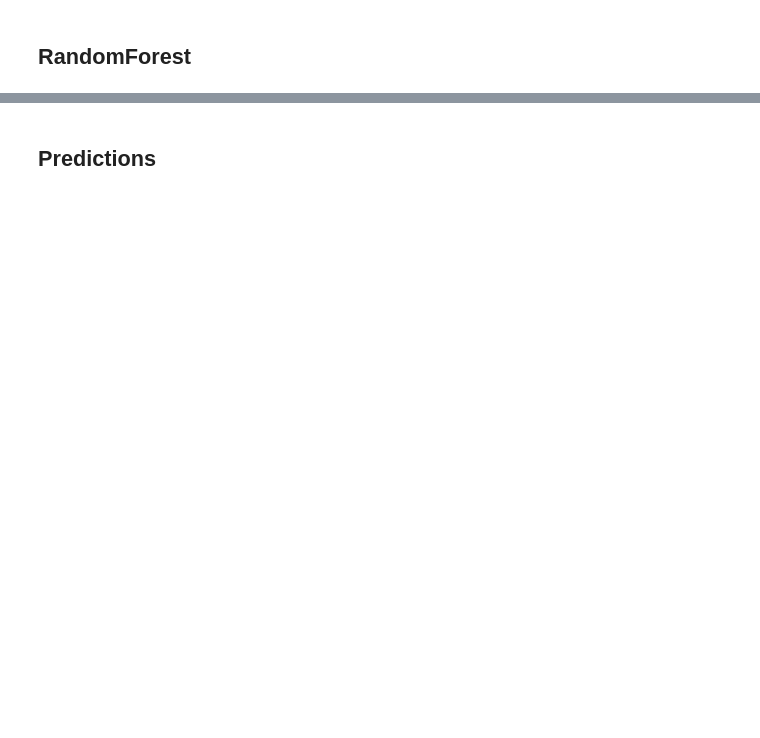
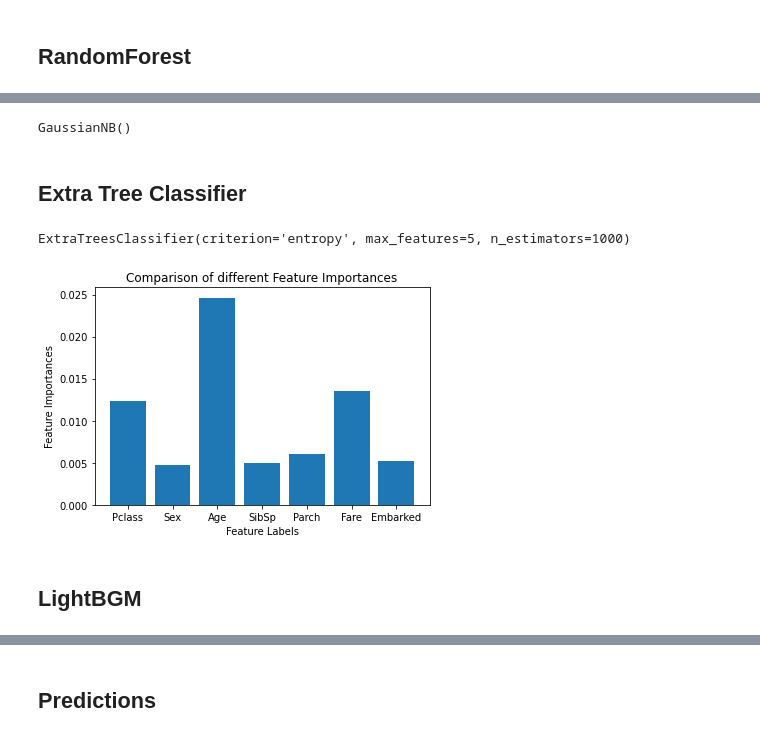
Before and after one commit to ShyamSundhar1411/My-ML-Notebooks, a Jupyter notebook: Classifications/Titanic_Dataset_Classification.ipynb, the cells around one changed output, grey strips where cells are left out. Saved outputs shown, nothing was run; the diff lists cells and outputs as text; code cells hidden in the pictures; blank space fills up the shorter version.

```diff
--- a/Classifications/Titanic_Dataset_Classification.ipynb
+++ b/Classifications/Titanic_Dataset_Classification.ipynb
@@ -404,2 +347,10 @@ GridSearchCV(cv=<generator object _BaseKFold.split at 0x...>,
 # %% [markdown]
 ## RandomForest
+# %%
+from sklearn.ensemble import RandomForestClassifier
+random_forest = RandomForestClassifier(bootstrap=True, class_weight=None, criterion='gini',
+            max_depth=None, max_features=3, max_leaf_nodes=None,
+            min_impurity_decrease=0.0,
+            min_samples_leaf=1, min_samples_split=2,
+            min_weight_fraction_leaf=0.0, n_estimators=400, n_jobs=4,)
+random_forest.fit(x,y)
@@ -406,3 +361,15 @@ GridSearchCV(cv=<generator object _BaseKFold.split at 0x...>,
+# %%
+from sklearn.naive_bayes import GaussianNB
+gaussian_classifier = GaussianNB()
+gaussian_classifier.fit(x,y)
+# %% [output]
+GaussianNB()
+# %% [markdown]
+## Extra Tree Classifier
 # %%
-from sklearn.ensemble import RandomForestClassifier
-classifier_random_forest = RandomForestClassifier(n_estimators = 500, max_depth = 4, max_features = 3, bootstrap = True, random_state = 18).fit(x, y)
+from sklearn.ensemble import ExtraTreesClassifier
+extra_tree_forest = ExtraTreesClassifier(n_estimators = 1000,
+criterion ='entropy', max_features = 5)
+extra_tree_forest.fit(x, y)
+# %% [output]
+ExtraTreesClassifier(criterion='entropy', max_features=5, n_estimators=1000)
@@ -408,0 +378,14 @@ classifier_random_forest = RandomForestClassifier(n_estimators = 500, max_depth
+# %%
+feature_importance_normalized = np.std([tree.feature_importances_ for tree in
+                                        extra_tree_forest.estimators_],
+                                        axis = 0)
+# %%
+plt.bar(x.columns, feature_importance_normalized)
+plt.xlabel('Feature Labels')
+plt.ylabel('Feature Importances')
+plt.title('Comparison of different Feature Importances')
+plt.show()
+# %% [output]
+[figure, added]
+# %% [markdown]
+## LightBGM
```
Also changed, not shown: parts of 101 cells of this notebook.
